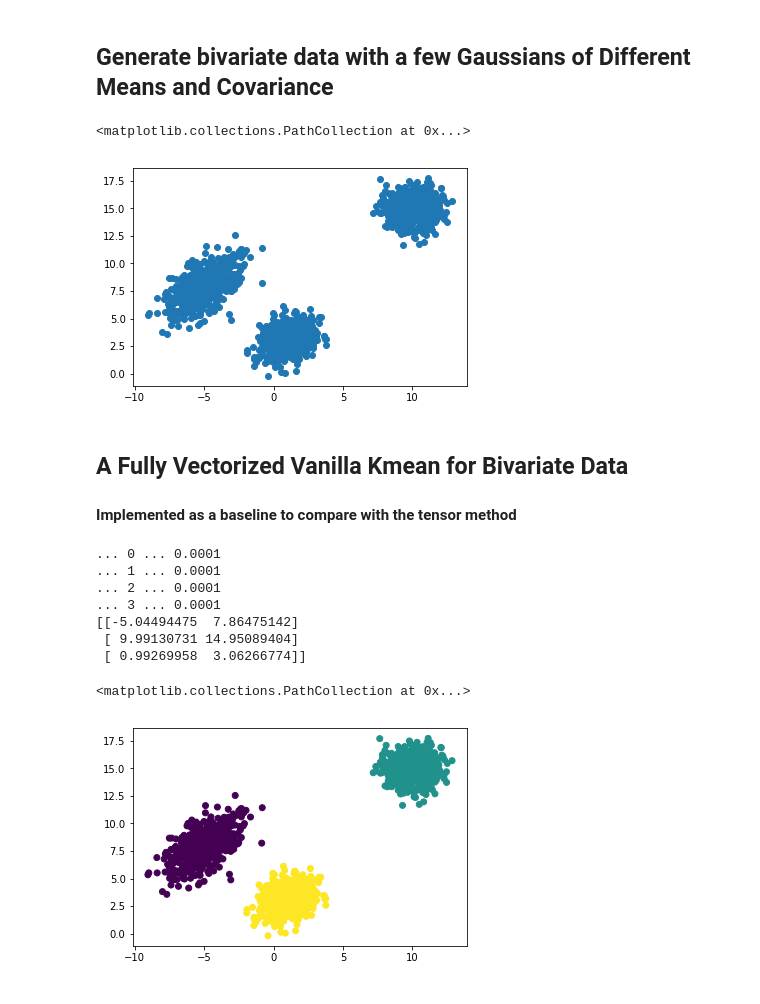
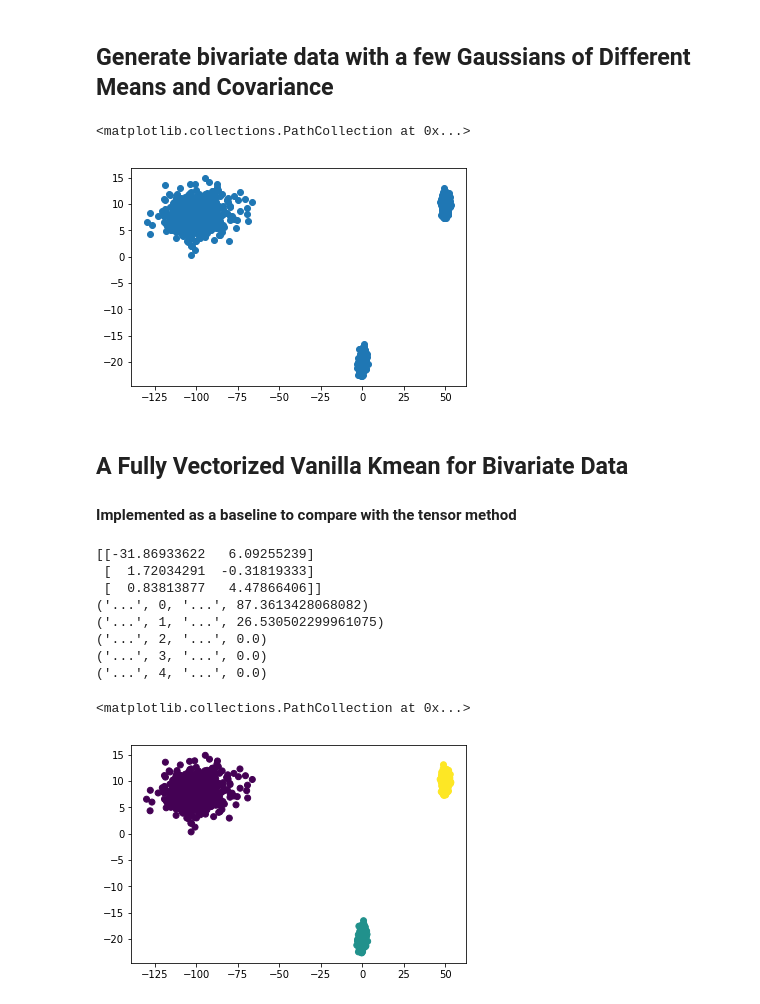
Before and after one commit to brianFruit/tensordecompositionclustering, a Jupyter notebook: cluster_by_tensor_decomposition.ipynb, the cells around one changed output. Drawn from its saved outputs; the diff is of its cells as text; code cells hidden in the pictures.

```diff
--- a/cluster_by_tensor_decomposition.ipynb
+++ b/cluster_by_tensor_decomposition.ipynb
@@ -4,49 +4,52 @@ import matplotlib.pyplot as plt
 # %% [markdown]
 ## Generate bivariate data with a few Gaussians of Different Means and Covariance
 # %%
-mean1 = [1, 3]
+mean1 = [0, -20]
 cov1 = [[1,0.5], [0,1]]
 g1 = np.random.multivariate_normal(mean1, cov1, 500)
-mean2 = [10, 15]
+mean2 = [50, 10]
 cov2 = [[1,0],[0,1]]
 g2 = np.random.multivariate_normal(mean2, cov2, 500)
-mean3 = [-5, 8]
-cov3 = [[2,1.5],[1,2]]
+mean3 = [-100, 8]
+cov3 = [[100,1.5],[1,6]]
 g3 = np.random.multivariate_normal(mean3, cov3, 500)
 data = np.vstack((np.vstack((g1, g2)), g3))
 plt.scatter(data[:,0], data[:,1])
 # %% [output]
 <matplotlib.collections.PathCollection at 0x...>
-[figure, old version]
+[figure, new version]
 # %% [markdown]
 ## A Fully Vectorized Vanilla Kmean for Bivariate Data
 #### Implemented as a baseline to compare with the tensor method
 # %%
 def bivariate_kmean(k, data, tolerance, iteration):
-    means = np.random.rand(k, 2) * data.mean(axis=0)
+    m = data.mean(axis=0)
+    s = data.std(axis=0)
+    means = (np.random.rand(k, 2) - 0.5) * [m - s, m, m + s]
+    print means
     tol = float('inf')
     count = 0
-    while tol > tolerance and count < iteration:
+    while (tol > tolerance and count < iteration) or count < 5:
         assignments = np.power(np.power(data - means[:,None], 2).sum(axis=2), 0.5).argmin(axis=0)
         mask = assignments == np.linspace(0,k-1,k)[:,None]
         new_means = (data * mask[...,None]).sum(axis=1) / mask.sum(axis=1)[...,None]
-        tol = np.abs(means - new_means).sum()
+        tol = (((means - new_means)**2).sum())**.5
         means = new_means
-        print ("...", count, "...", tolerance)
+        print ("...", count, "...", tol)
         count += 1
     return means, assignments
 
 k = 3
 means, assigments = bivariate_kmean(k, data, 0.0001, 100)
-print (means)
 plt.scatter(data[:,0], data[:,1], c=assigments)
 # %% [output]
-... 0 ... 0.0001
-... 1 ... 0.0001
-... 2 ... 0.0001
-... 3 ... 0.0001
-[[-5.04494475  7.86475142]
- [ 9.99130731 14.95089404]
- [ 0.99269958  3.06266774]]
+[[-31.86933622   6.09255239]
+ [  1.72034291  -0.31819333]
+ [  0.83813877   4.47866406]]
+('...', 0, '...', 87.3613428068082)
+('...', 1, '...', 26.530502299961075)
+('...', 2, '...', 0.0)
+('...', 3, '...', 0.0)
+('...', 4, '...', 0.0)
 <matplotlib.collections.PathCollection at 0x...>
-[figure, old version]
+[figure, new version]
```
Also changed, not shown: parts of 3 cells of this notebook.
